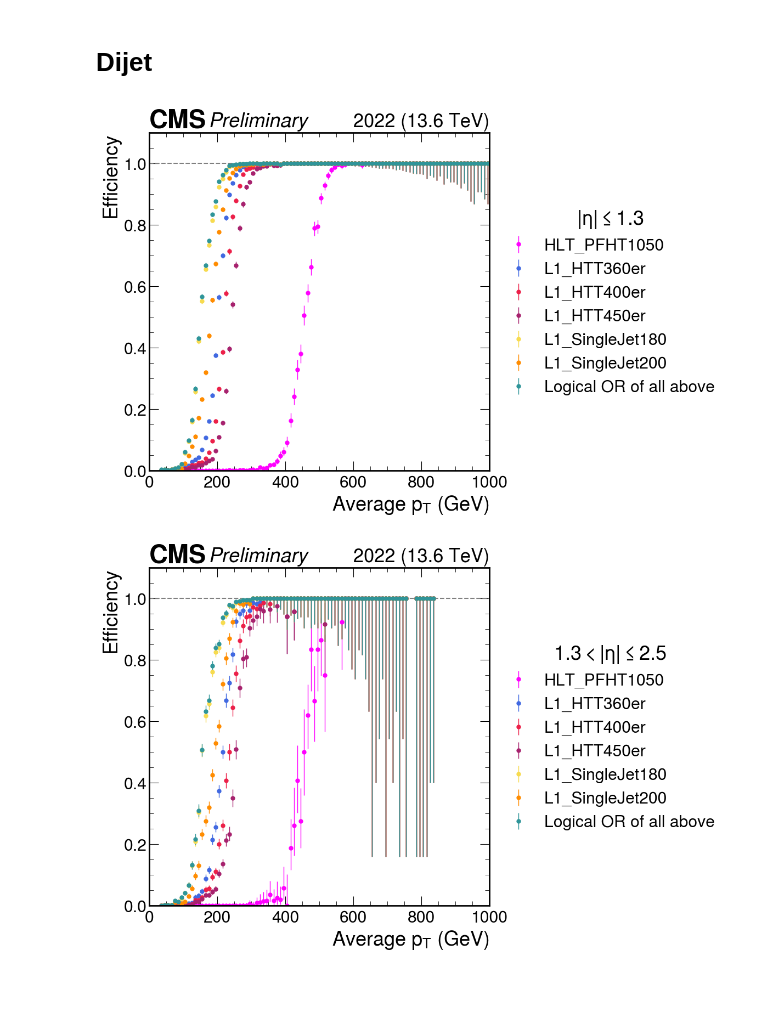
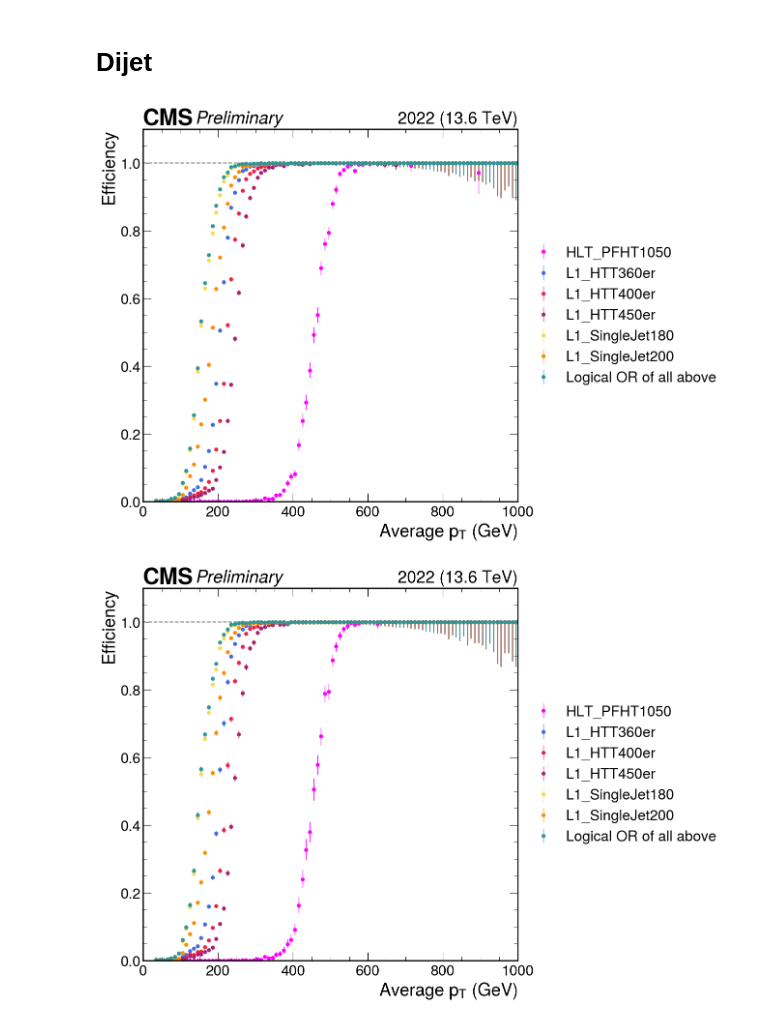
Before and after one commit to alintulu/PNCalibration, a Jupyter notebook: trigger.ipynb, the cells around one changed output. Drawn from its saved outputs; the diff is of its cells as text; code cells hidden in the pictures; blank space fills up the shorter version.

```diff
--- a/trigger.ipynb
+++ b/trigger.ipynb
@@ -16,7 +16,7 @@ from collections import defaultdict
 import mplhep
 plt.style.use(mplhep.style.CMS)
 # %%
-out = util.load("outfiles/2022/trigger_ScoutingPFMonitor_2022-CHS.coffea")[0]
+out = util.load("outfiles/2022/test/trigger_ScoutingPFMonitor_2022-CHS.coffea")[0]
 # %%
 import warnings
 warnings.filterwarnings("ignore", "invalid value encountered in divide")
@@ -188,8 +191,8 @@ ax.set_xlim(0, 1500)
 # %%
-out_o = util.load("outfiles/Run3Summer22EE/offline/trigger_Muon_Run2022F_ak4ht.coffea")[0]
-#out_o = util.load("outfiles/Run3Summer22EE/offline/trigger_Muon_Run2022F.coffea")[0]
-out_s = util.load("outfiles/2022/trigger_ScoutingPFMonitor_2022-CHS.coffea")[0]
-#out_s = util.load("outfiles/Run3Summer22EE/fulllumi/trigger_ScoutingPFMonitor_Run2022F.coffea")[0]
+#out_o = util.load("outfiles/Run3Summer22EE/offline/trigger_Muon_Run2022F_ak4ht.coffea")[0]
+out_o = util.load("outfiles/Run3Summer22EE/offline/trigger_Muon_Run2022F.coffea")[0]
+#out_s = util.load("outfiles/2022/trigger_ScoutingPFMonitor_2022-CHS.coffea")[0]
+out_s = util.load("outfiles/Run3Summer22EE/fulllumi/trigger_ScoutingPFMonitor_Run2022F.coffea")[0]
 # %%
 fig, ax = plt.subplots(figsize=(10,10))
 
@@ -201,8 +204,8 @@ for rec in ["scouting", "offline"]:
         out = out_o
 
     ptproj = (
-        out["ak4"]
-        .project("ht", "trigger")
+        out["ak8"]
+        .project("pt", "trigger")
     )
     denom = ptproj[:, hist.loc("none")]
     num = ptproj[:, hist.loc("any")]
@@ -244,20 +247,21 @@ for rec in ["scouting", "offline"]:
                 num.axes[0].centers,
                 efficiency,
                 yerr=error.T,
-                color="#9A32CD" if rec == "scouting" else "#FF8C00",
+                color="#FF66FF" if rec == "scouting" else "#FF9900",
+                #color="#9A32CD" if rec == "scouting" else "#FF8C00",
                 label="Scouting" if rec == "scouting" else "Offline",
                 **data_err_opts,
             )
 
 mplhep.cms.label(ax=ax, data=True, year="2022", com=13.6, label="Private")
-#ax.set_xlabel(r"AK4 jet $p_T$ (GeV)")
-ax.set_xlabel(r"$H_T$ (GeV)")
+ax.set_xlabel(r"AK8 jet $p_T$ (GeV)")
+#ax.set_xlabel(r"$H_T$ (GeV)")
 
 ax.set_ylim(0, 1.1)
 ax.axhline(y=1, linestyle="--", color="gray")
 #ax.legend(loc='center left', bbox_to_anchor=(1, 0.5))
 ax.legend(loc='best') #, fontsize=30)
 ax.set_ylabel("Efficiency")
-#ax.set_xlim(170, 1000)
-ax.set_xlim(0, 2000)
+ax.set_xlim(160, 1000)
+#ax.set_xlim(0, 2000)
 # %% [output]
@@ -265,0 +272,2 @@ ax.set_xlim(0, 2000)
+# %%
+out = util.load("outfiles/Run3Summer22EE/offline/trigger_Muon_Run2022F.coffea")[0]
@@ -287,15 +385,16 @@ colours = {
 eta = {
     0 : r"$|\eta| \leq 1.3$",
     1 : r"$1.3 < |\eta| \leq 2.5$",
+    sum : r"$|\eta| \leq 2.5$",
 }
 
 triggers = ['HLT_PFHT1050','L1_HTT360er', 'L1_HTT400er', 'L1_HTT450er', 'L1_SingleJet180', 'L1_SingleJet200', 'any']
 
-for isData, out in [(True, data), (False, mc)]:
+for isData, out in [(True, data)]: #, (False, mc)]:
 
-    for eta1, eta2 in [(0, 0), (1, 1)]:
+    for eta1, eta2 in [(sum, sum), (0, 0), (1, 1)]:
 
-        fig, ax = plt.subplots(figsize=(8,8))
+        fig, ax = plt.subplots(figsize=(10,10))
 
         for trigger in triggers:
 
@@ -328,33 +427,33 @@ for isData, out in [(True, data), (False, mc)]:
             # removing large errors in empty bins
             error_low[error_low == 1] = 0
             error_high[error_high == 1] = 0
 
             # stacking errors
             error = np.concatenate((error_low.reshape(error_low.shape[0], 1), error_high.reshape(error_high.shape[0], 1)), axis=1)
 
             data_err_opts = {
                     'linestyle': 'none',
                     'marker': '.',
                     'markersize': 10.,
                     'elinewidth': 1,
                 }
 
             ax.errorbar(
                             num.axes[0].centers,
                             efficiency,
                             yerr=error.T,
                             color=colours[trigger],
                             label=trigger if trigger != "any" else "Logical OR of all above",
                             **data_err_opts,
                         )
 
         mplhep.cms.label(ax=ax, data=True if isData else False, year=dataset, com=13.6, label="Preliminary" if isData else "")
         ax.set_xlabel(r"Average $p_T$ (GeV)")
         ax.set_ylim(0, 1.1)
         ax.axhline(y=1, linestyle="--", color="gray")
-        ax.legend(loc='center left', bbox_to_anchor=(1, 0.5), title=eta[eta1])
+        ax.legend(loc='center left', bbox_to_anchor=(1, 0.5)) #, title=eta[eta1],
         ax.set_ylabel("Efficiency")
         ax.set_xlim(0, 1000)
 # %% [output]
-[figure, old version]
+[figure, new version]
-[figure, old version]
+[figure, new version]
```
Also changed, not shown: parts of 7 cells of this notebook, 9 other files.
